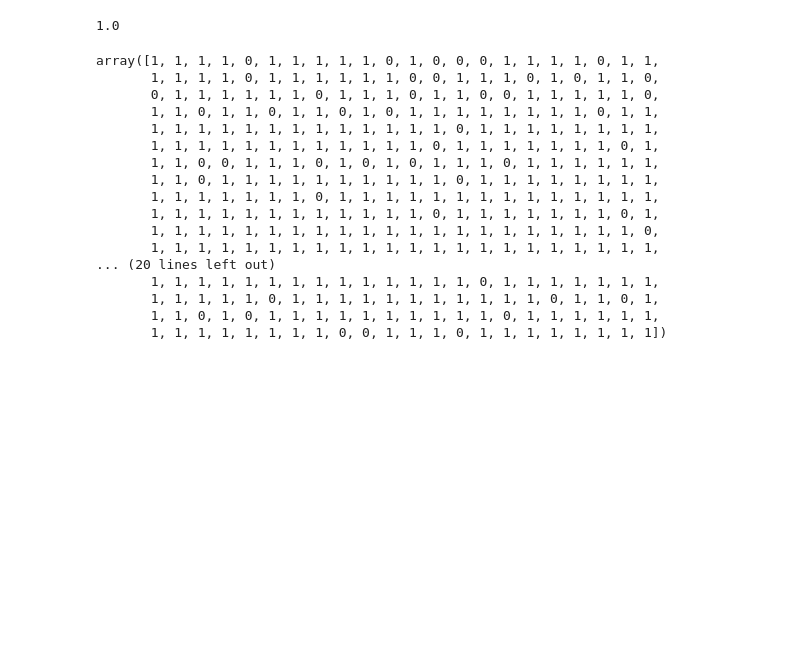
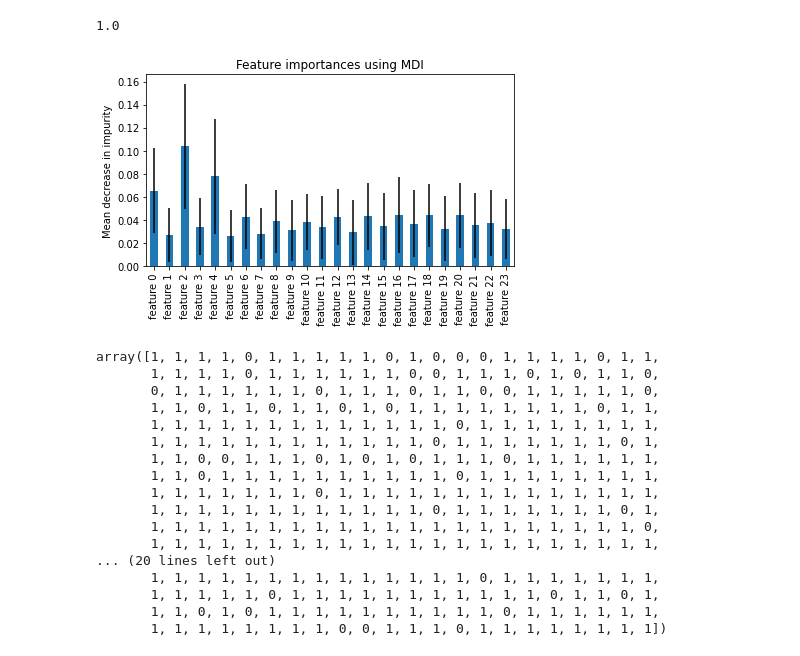
Before and after one commit to GuillaumePv/data-analysis-crypto, a Jupyter notebook: notebooks/debug_data.ipynb, the cells around one changed output. Cells and saved outputs as stored; diff of their text form; code cells hidden in the pictures; blank space fills up the shorter version.

Commit message:
test feature importance

```diff
--- a/notebooks/debug_data.ipynb
+++ b/notebooks/debug_data.ipynb
@@ -402,12 +402,30 @@ from sklearn.ensemble import RandomForestClassifier
 from sklearn import metrics
 # %%
 X = data.X_tr.reshape((data.X_tr.shape[0],data.X_tr.shape[1]))
+feature_names = [f'feature {i}' for i in range(X.shape[1])]
 randomForest = RandomForestClassifier().fit(X,data.y_tr)
 
 pscore_train = metrics.accuracy_score(data.y_tr, randomForest.predict(X))
 print(pscore_train)
 # %% [output]
 1.0
+# %%
+#https://scikit-learn.org/stable/auto_examples/ensemble/plot_forest_importances.html#sphx-glr-auto-examples-ensemble-plot-forest-importances-py
+
+importances = randomForest.feature_importances_
+std = np.std([
+    tree.feature_importances_ for tree in randomForest.estimators_], axis=0)
+
+import pandas as pd
+forest_importances = pd.Series(importances, index=feature_names)
+
+fig, ax = plt.subplots()
+forest_importances.plot.bar(yerr=std, ax=ax)
+ax.set_title("Feature importances using MDI")
+ax.set_ylabel("Mean decrease in impurity")
+fig.tight_layout()
+# %% [output]
+[figure, added]
 # %%
 data.y_tr
 # %% [output]
```
Also changed, not shown: parts of 2 cells of this notebook.
